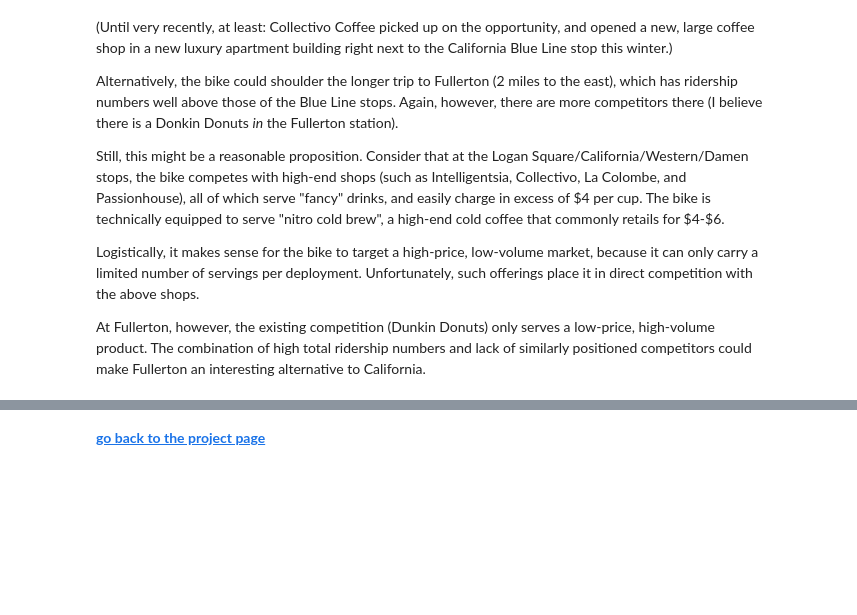
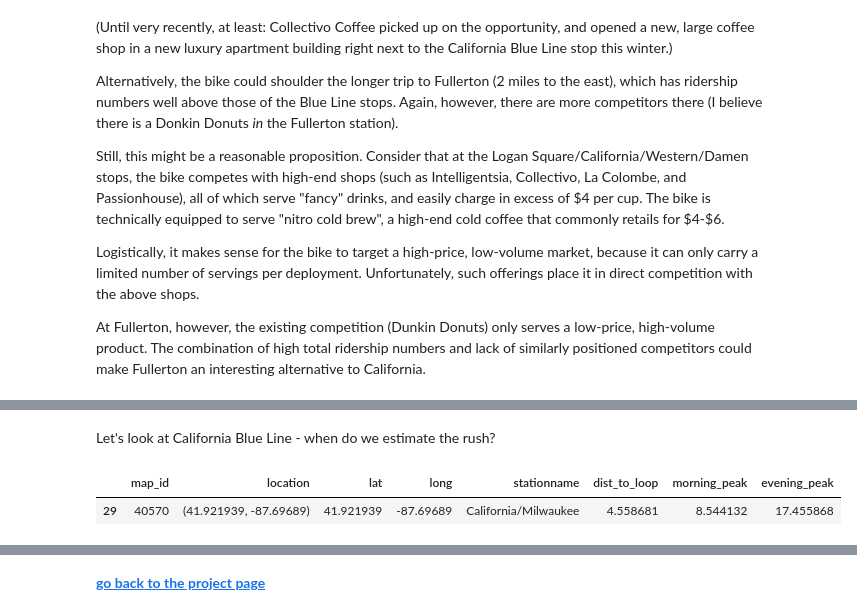
Before and after one commit to kenben/ideo_ds, a Jupyter notebook: notebooks/challenge_exercise.ipynb, the cells around one changed output, grey strips where cells are left out. Cells and saved outputs as stored; diff of their text form; code cells hidden in the pictures; blank space fills up the shorter version.

```diff
--- a/notebooks/challenge_exercise.ipynb
+++ b/notebooks/challenge_exercise.ipynb
@@ -390,0 +423,7 @@ At Fullerton, however, the existing competition (Dunkin Donuts) only serves a lo
+# %% [markdown]
+Let's look at California Blue Line - when do we estimate the rush?
+# %%
+station_to_location[station_to_location.stationname=='California/Milwaukee']
+# %% [output]
+|  | map_id | location | lat | long | stationname | dist_to_loop | morning_peak | evening_peak |
+| 29 | 40570 | (41.921939, -87.69689) | 41.921939 | -87.69689 | California/Milwaukee | 4.558681 | 8.544132 | 17.455868 |
```
Also changed, not shown: parts of 15 cells of this notebook, 2 other files.
